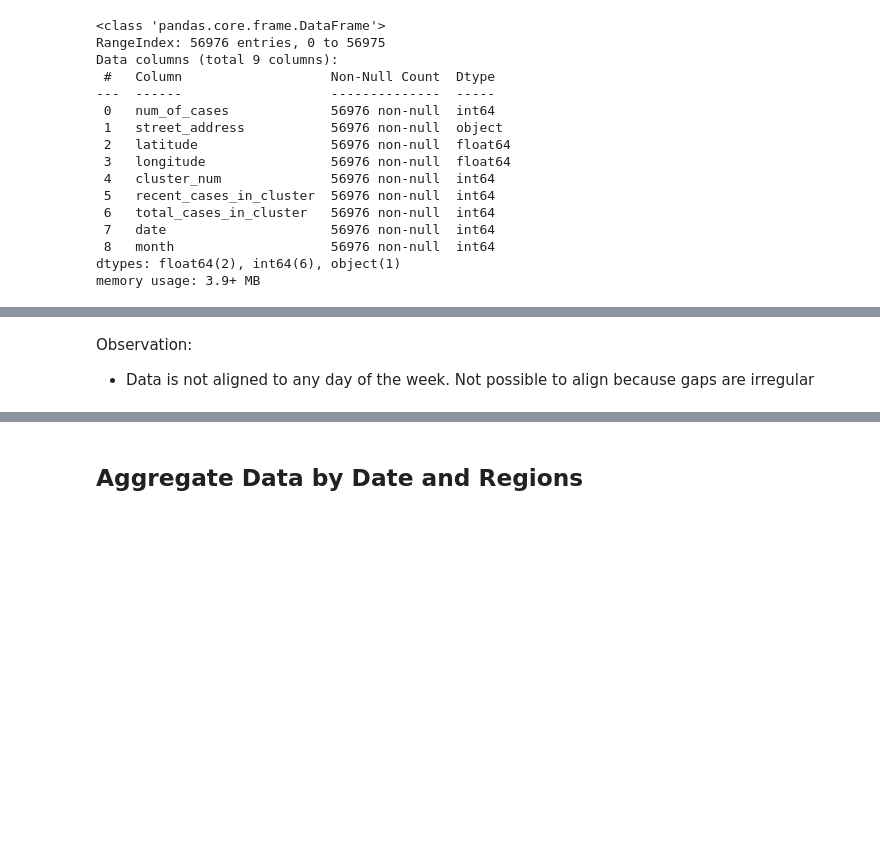
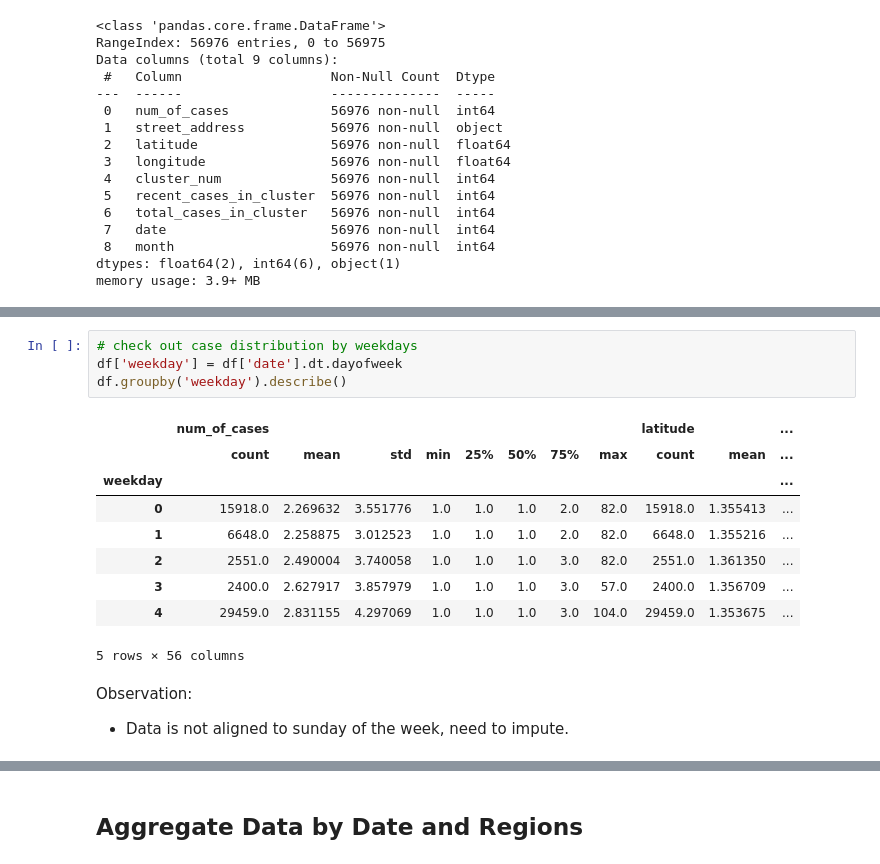
Before and after one commit to sherenaLIM/Predictive-Model-for-Dengue-Forked, a Jupyter notebook: code/Dengue_Data_Clusters_Yusheng.ipynb, the cells around one changed output, grey strips where cells are left out. Saved outputs shown, nothing was run; the diff lists cells and outputs as text; blank space fills up the shorter version.

```diff
--- a/code/Dengue_Data_Clusters_Yusheng.ipynb
+++ b/code/Dengue_Data_Clusters_Yusheng.ipynb
@@ -128,7 +109,21 @@ array(['2015-01-11T00:08:00.000000000', '2015-01-25T00:08:00.000000000',
+# %%
+# check out case distribution by weekdays
+df['weekday'] = df['date'].dt.dayofweek
+df.groupby('weekday').describe()
+# %% [output]
+|  | num_of_cases |  |  |  |  |  |  |  | latitude |  | ... |
+|  | count | mean | std | min | 25% | 50% | 75% | max | count | mean | ... |
+| weekday |  |  |  |  |  |  |  |  |  |  | ... |
+| 0 | 15918.0 | 2.269632 | 3.551776 | 1.0 | 1.0 | 1.0 | 2.0 | 82.0 | 15918.0 | 1.355413 | ... |
+| 1 | 6648.0 | 2.258875 | 3.012523 | 1.0 | 1.0 | 1.0 | 2.0 | 82.0 | 6648.0 | 1.355216 | ... |
+| 2 | 2551.0 | 2.490004 | 3.740058 | 1.0 | 1.0 | 1.0 | 3.0 | 82.0 | 2551.0 | 1.361350 | ... |
+| 3 | 2400.0 | 2.627917 | 3.857979 | 1.0 | 1.0 | 1.0 | 3.0 | 57.0 | 2400.0 | 1.356709 | ... |
+| 4 | 29459.0 | 2.831155 | 4.297069 | 1.0 | 1.0 | 1.0 | 3.0 | 104.0 | 29459.0 | 1.353675 | ... |
+5 rows × 56 columns
 # %% [markdown]
 Observation:
 
-- Data is not aligned to any day of the week. Not possible to align because gaps are irregular
+- Data is not aligned to sunday of the week, need to impute.
 # %%
 # create geometry column
 df['geometry'] = gpd.points_from_xy(x=df['longitude'], y=df['latitude'])
```
Also changed, not shown: parts of 18 cells of this notebook, 2 other files.
